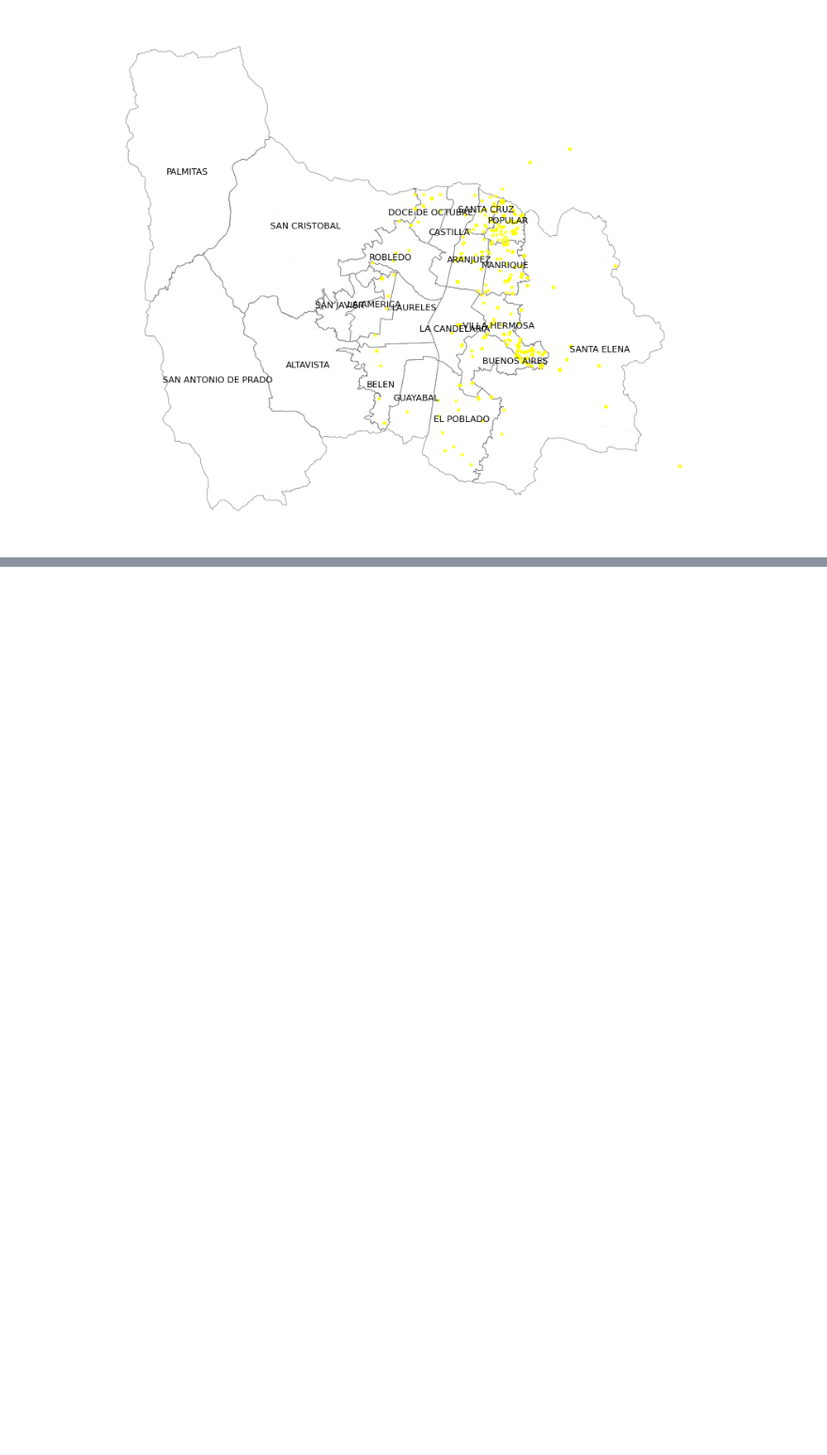
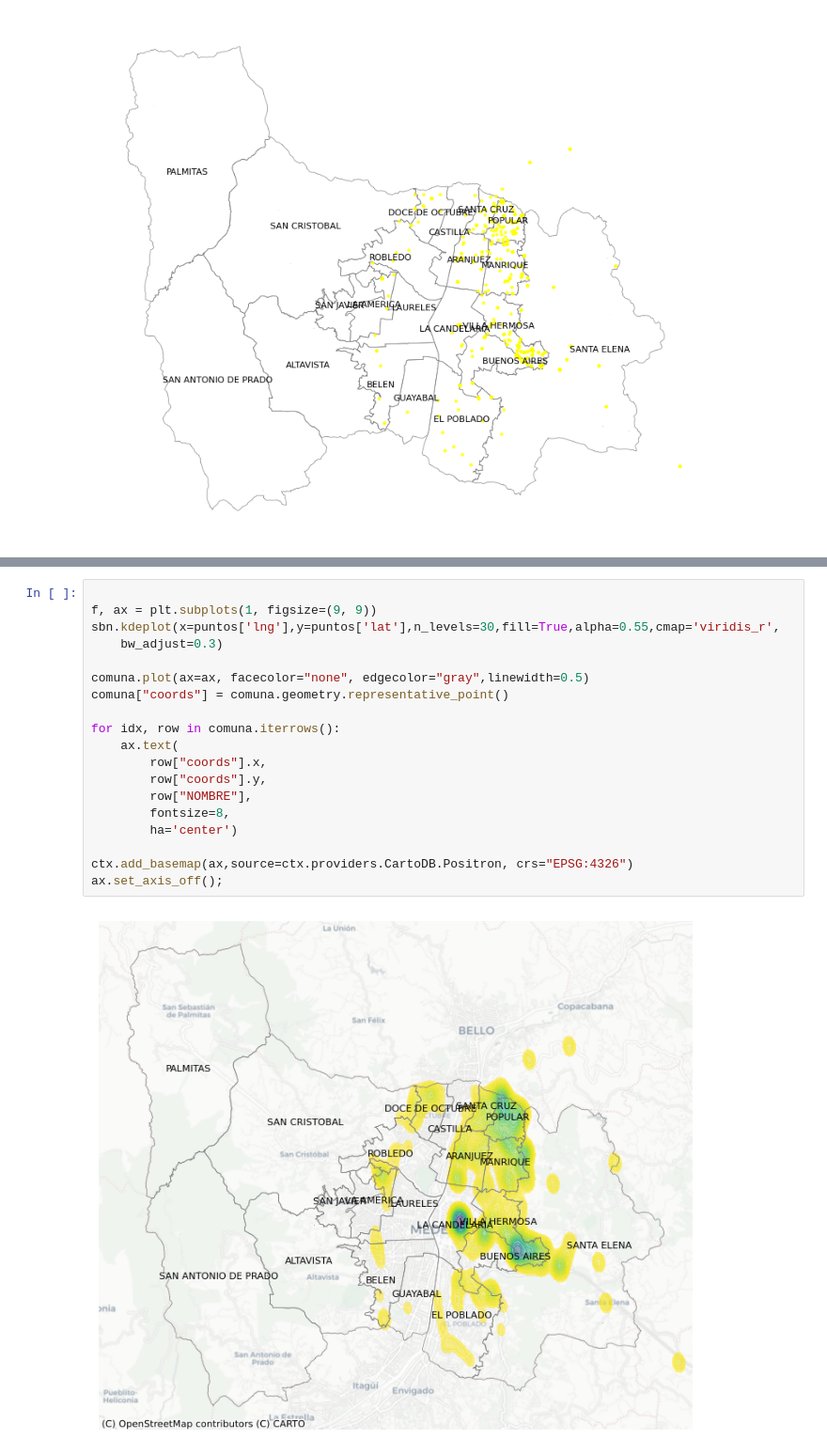
Before and after one commit to vmadariagac/Analisis-Geoespacial-VMC, a Jupyter notebook: notebooks/leerMenM.ipynb, the cells around one changed output, grey strips where cells are left out. Shown at 94% size. Cells and saved outputs as stored; diff of their text form; blank space fills up the shorter version.

```diff
--- a/notebooks/leerMenM.ipynb
+++ b/notebooks/leerMenM.ipynb
@@ -100,0 +122,21 @@ plt.show()
+# %%
+
+f, ax = plt.subplots(1, figsize=(9, 9))
+sbn.kdeplot(x=puntos['lng'],y=puntos['lat'],n_levels=30,fill=True,alpha=0.55,cmap='viridis_r',
+    bw_adjust=0.3)
+
+comuna.plot(ax=ax, facecolor="none", edgecolor="gray",linewidth=0.5)
+comuna["coords"] = comuna.geometry.representative_point()
+
+for idx, row in comuna.iterrows():
+    ax.text(
+        row["coords"].x,
+        row["coords"].y,
+        row["NOMBRE"],
+        fontsize=8,
+        ha='center')
+
+ctx.add_basemap(ax,source=ctx.providers.CartoDB.Positron, crs="EPSG:4326")
+ax.set_axis_off();
+# %% [output]
+[figure, added]
```
Also changed, not shown: parts of 1 cell of this notebook, 2 other files.
